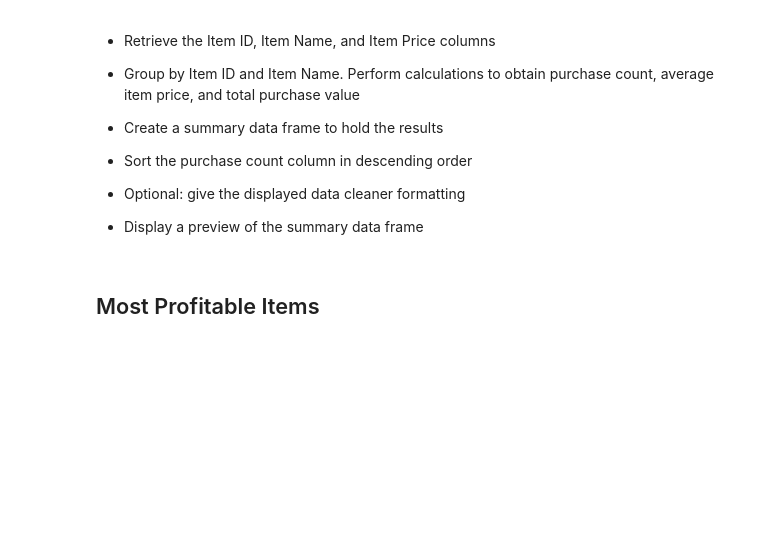
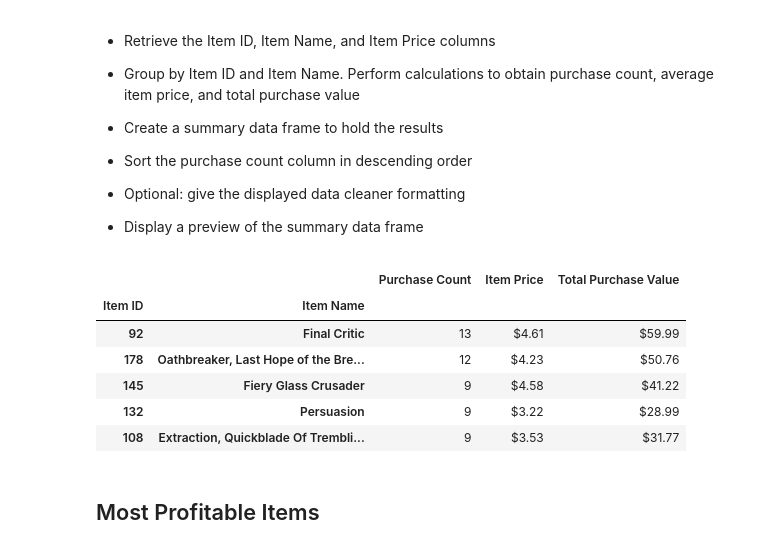
Before and after one commit to PGAnderson7/pandas-challenge, a Jupyter notebook: HeroesOfPymoli/main.ipynb, the cells around one changed output. Cells and saved outputs as stored; diff of their text form; code cells hidden in the pictures; blank space fills up the shorter version.

```diff
--- a/HeroesOfPymoli/main.ipynb
+++ b/HeroesOfPymoli/main.ipynb
@@ -230,6 +294,39 @@ TypeError: '<' not supported between instances of 'float' and 'str'
 
 
 * Display a preview of the summary data frame
+# %%
+## Retrieve the Item ID, Item Name, and Item Price columns
+items_df = purchase_data[["Item ID", "Item Name", "Price"]]
+
+# Group by Item ID and Item Name. Perform calculations to obtain purchase count, average item price, and total purchase value
+items_grouped_df = items_df.groupby(["Item ID", "Item Name"])
+
+purchase_count = items_grouped_df["Item ID"].count()
+item_price= items_grouped_df["Price"].mean()
+total_purch_value = items_grouped_df["Price"].sum()
+
+## Create a summary data frame to hold the results
+items_df = pd.DataFrame({"Purchase Count": purchase_count,
+                         "Item Price": item_price,
+                         "Total Purchase Value": total_purch_value})
+
+##Sort the purchase count column in descending order
+items_df = items_df.sort_values(["Purchase Count"], ascending=False)
+
+## Give the displayed data cleaner formatting
+items_df["Item Price"] = items_df["Item Price"].map("${:,.2f}".format)
+items_df["Total Purchase Value"] = items_df["Total Purchase Value"].map("${:,.2f}".format)
+
+## Display a preview of the summary data frame
+items_df[["Purchase Count", "Item Price", "Total Purchase Value"]].head()
+# %% [output]
+|  |  | Purchase Count | Item Price | Total Purchase Value |
+| Item ID | Item Name |  |  |  |
+| 92 | Final Critic | 13 | $4.61 | $59.99 |
+| 178 | Oathbreaker, Last Hope of the Bre... | 12 | $4.23 | $50.76 |
+| 145 | Fiery Glass Crusader | 9 | $4.58 | $41.22 |
+| 132 | Persuasion | 9 | $3.22 | $28.99 |
+| 108 | Extraction, Quickblade Of Trembli... | 9 | $3.53 | $31.77 |
 # %% [markdown]
 ## Most Profitable Items
 # %% [markdown]
```
Also changed, not shown: parts of 8 cells of this notebook.
